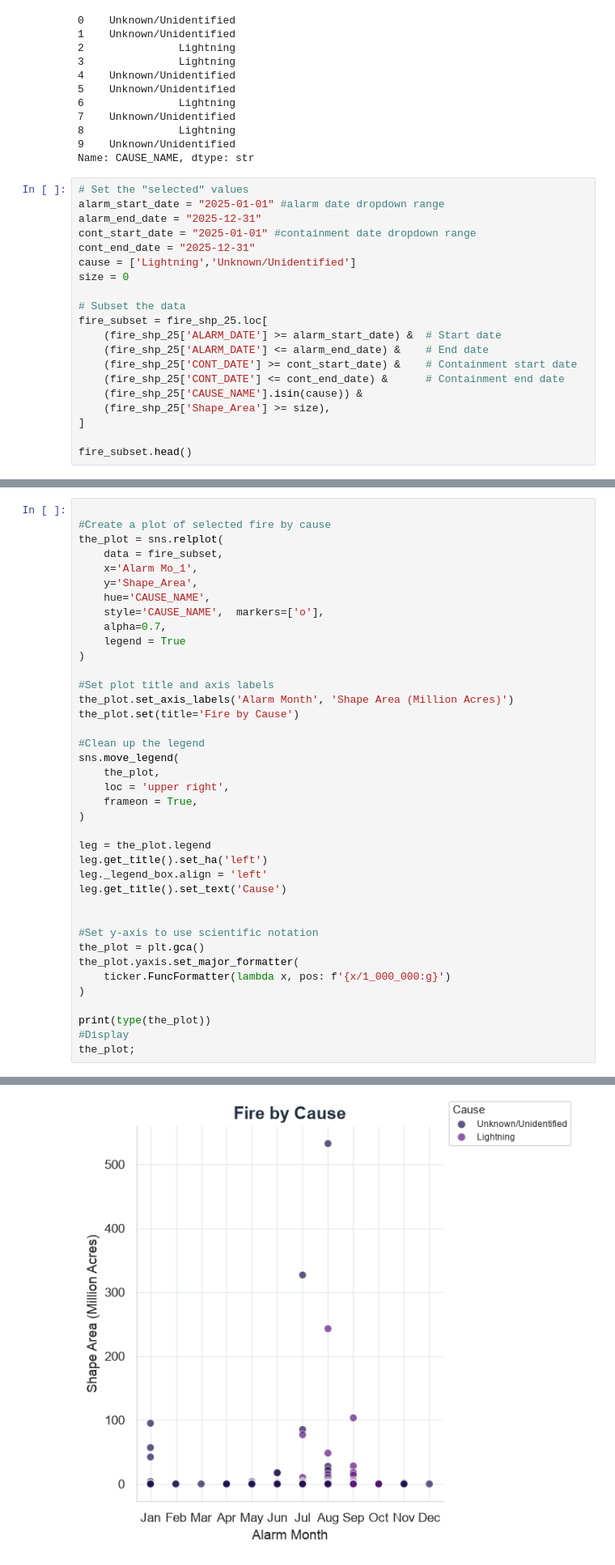
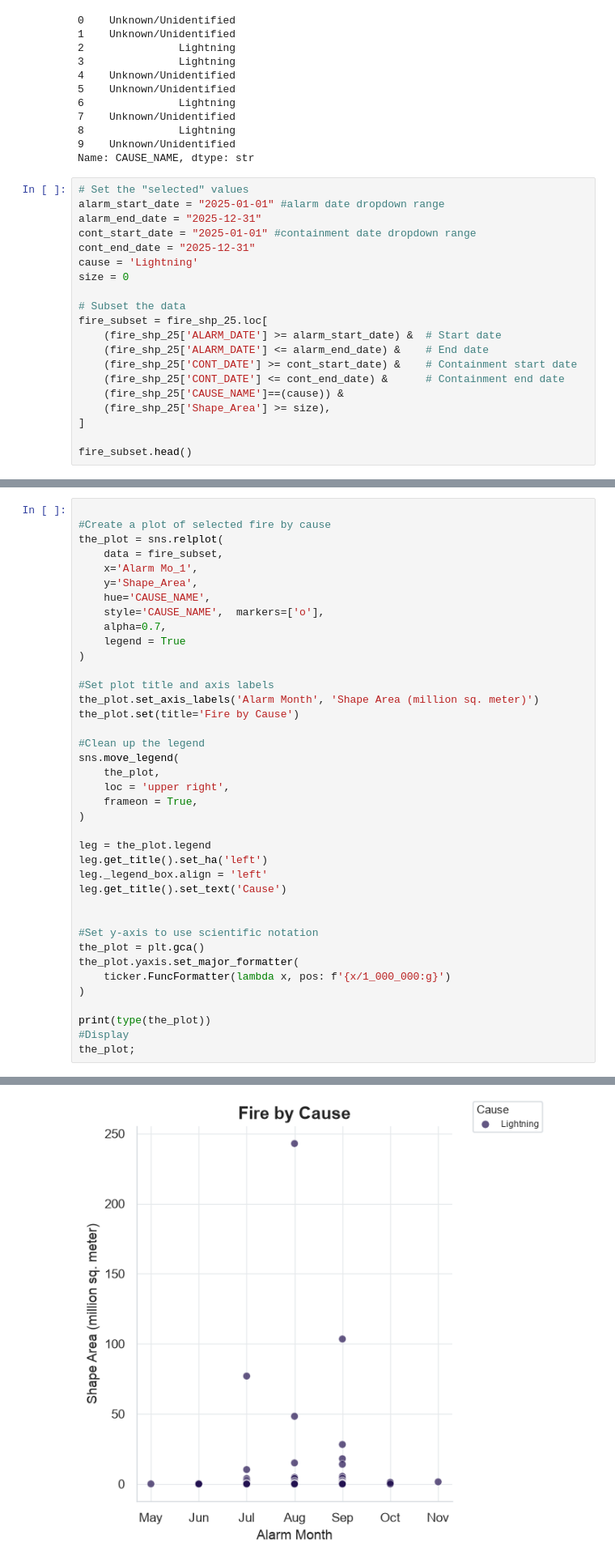
Before and after one commit to Sophiacyt/Wildfire-Wetland_BunkerAndersonTseng, a Jupyter notebook: scripts/A4/fire_by_cause_Sophia.ipynb, the cells around one changed output, grey strips where cells are left out. Shown at 81% size. Cells and saved outputs as stored; diff of their text form.

```diff
--- a/scripts/A4/fire_by_cause_Sophia.ipynb
+++ b/scripts/A4/fire_by_cause_Sophia.ipynb
@@ -155,7 +155,7 @@ alarm_start_date = "2025-01-01" #alarm date dropdown range
 alarm_end_date = "2025-12-31"
 cont_start_date = "2025-01-01" #containment date dropdown range
 cont_end_date = "2025-12-31"
-cause = ['Lightning','Unknown/Unidentified']
+cause = 'Lightning'
 size = 0
 
 # Subset the data
@@ -164,7 +164,7 @@ fire_subset = fire_shp_25.loc[
     (fire_shp_25['ALARM_DATE'] <= alarm_end_date) &    # End date
     (fire_shp_25['CONT_DATE'] >= cont_start_date) &    # Containment start date
     (fire_shp_25['CONT_DATE'] <= cont_end_date) &      # Containment end date
-    (fire_shp_25['CAUSE_NAME'].isin(cause)) &
+    (fire_shp_25['CAUSE_NAME']==(cause)) &
     (fire_shp_25['Shape_Area'] >= size),
 ]
 
@@ -191,7 +191,7 @@ the_plot = sns.relplot(
 )
 
 #Set plot title and axis labels
-the_plot.set_axis_labels('Alarm Month', 'Shape Area (Million Acres)')
+the_plot.set_axis_labels('Alarm Month', 'Shape Area (million sq. meter)')
 the_plot.set(title='Fire by Cause')
 
 #Clean up the legend
@@ -223,4 +221,4 @@ The markers list has fewer values (1) than needed (2) and will cycle, which may
-[figure, old version]
+[figure, new version]
 # %%
 ### Plot as a function
 def plot_fire_cause(alarm_start_date = "2025-01-01", #alarm date dropdown range
```
Also changed, not shown: parts of 6 cells of this notebook.
